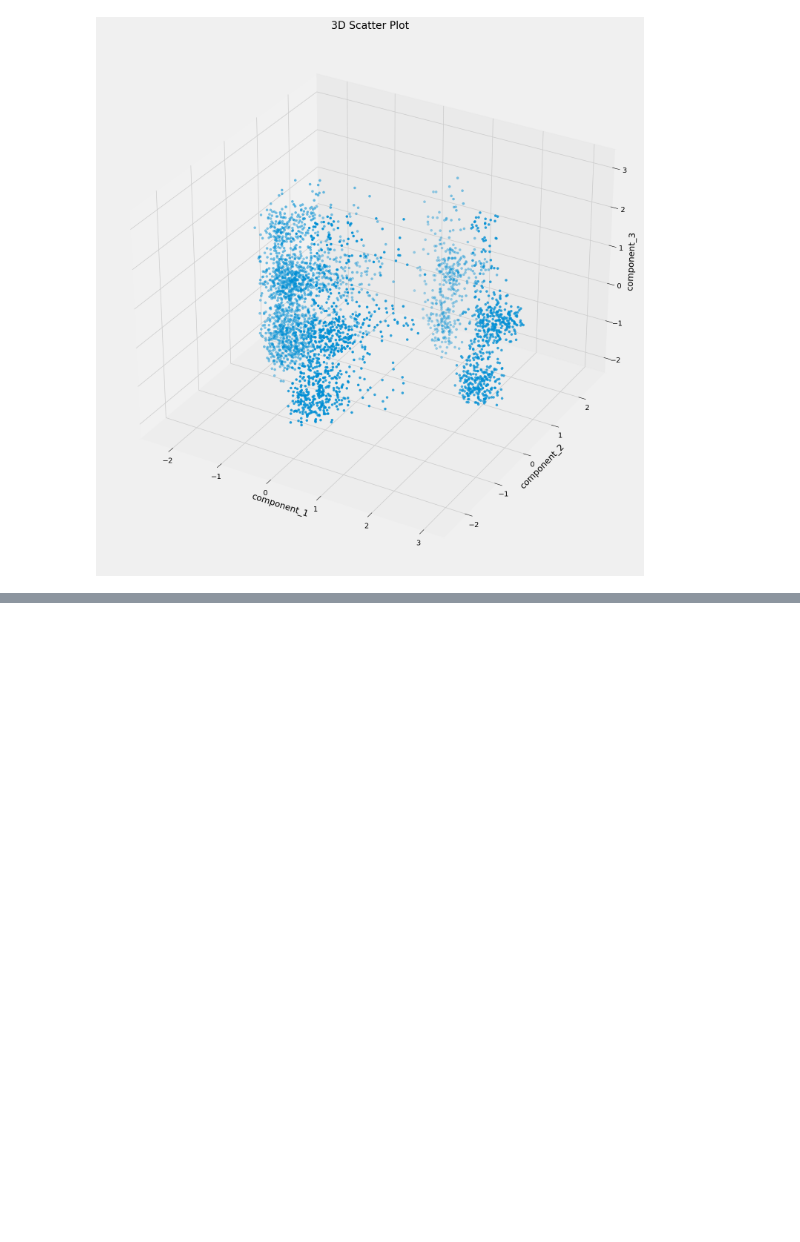
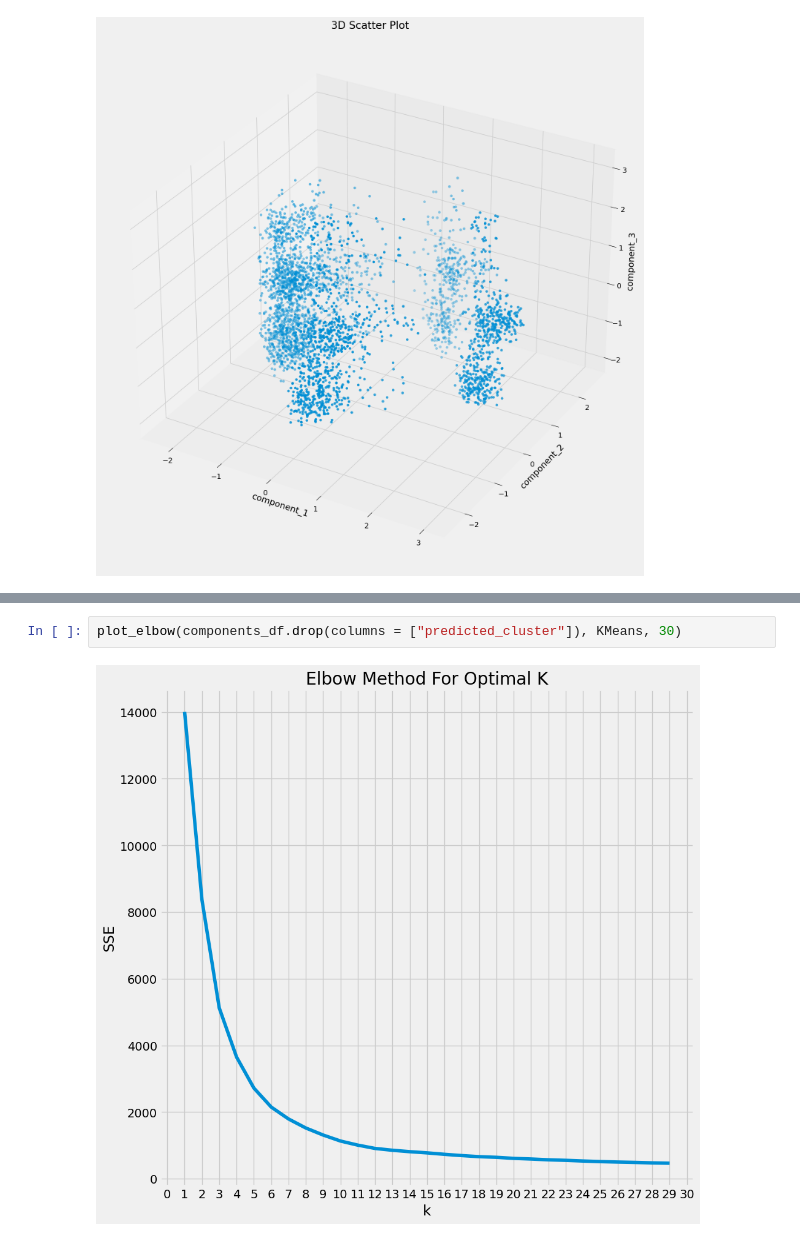
Before and after one commit to mawada-sweis/Clustering-Analysis, a Jupyter notebook: notebooks/algorithms/k-means.ipynb, the cells around one changed output, grey strips where cells are left out. Drawn from its saved outputs; the diff is of its cells as text; blank space fills up the shorter version.

```diff
--- a/notebooks/algorithms/k-means.ipynb
+++ b/notebooks/algorithms/k-means.ipynb
@@ -182,0 +263,4 @@ plt.show()
+# %%
+plot_elbow(components_df.drop(columns = ["predicted_cluster"]), KMeans, 30)
+# %% [output]
+[figure, added]
```
Also changed, not shown: parts of 26 cells of this notebook, 2 other files.
